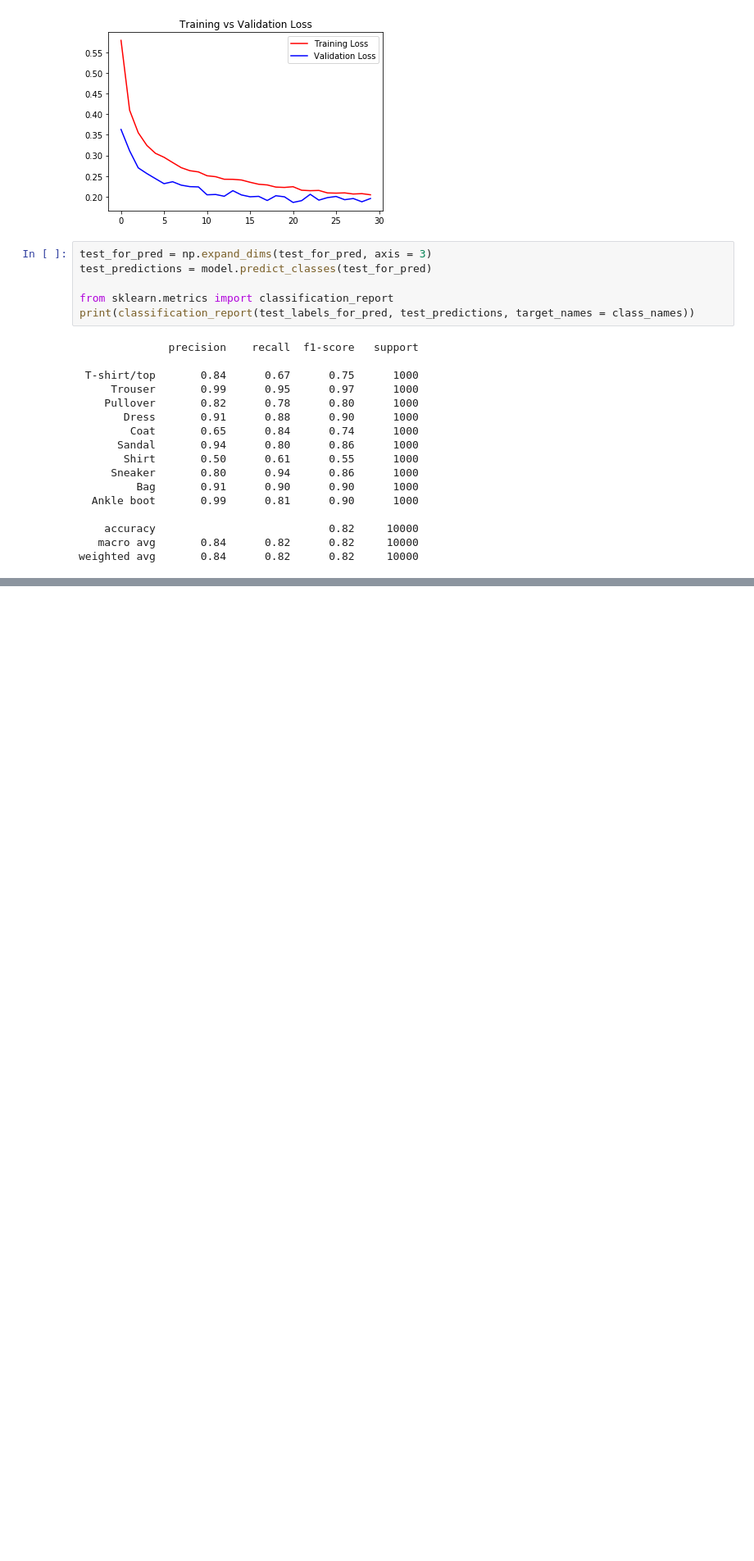
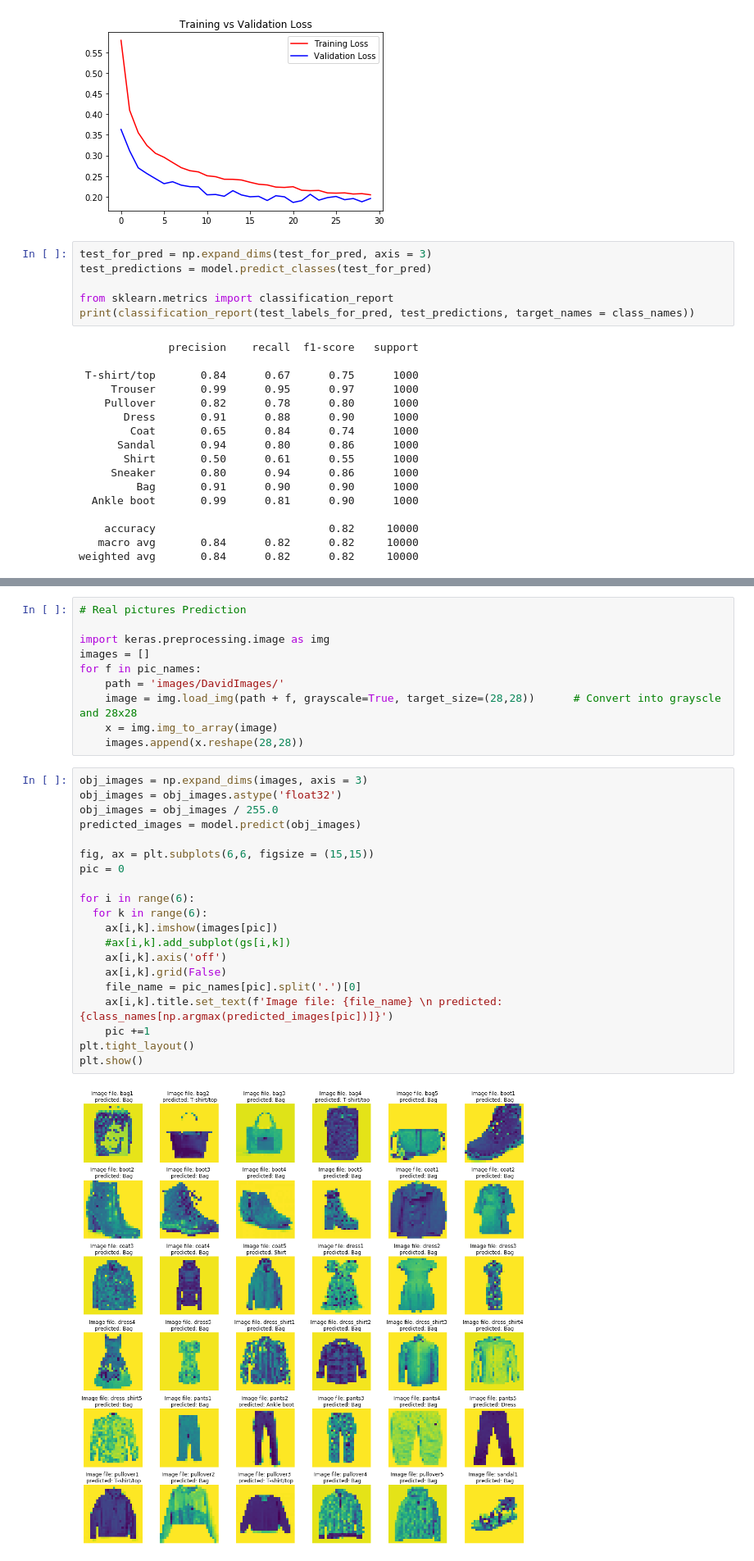
Before and after one commit to RinerAlexander/FashionVision, a Jupyter notebook: MachineLearning.ipynb, the cells around one changed output, grey strips where cells are left out. Shown at 82% size. Saved outputs shown, nothing was run; the diff lists cells and outputs as text; blank space fills up the shorter version.

```diff
--- a/MachineLearning.ipynb
+++ b/MachineLearning.ipynb
@@ -202,0 +227,32 @@ weighted avg       0.84      0.82      0.82     10000
+# %%
+# Real pictures Prediction
+
+import keras.preprocessing.image as img
+images = []
+for f in pic_names:
+    path = 'images/DavidImages/'
+    image = img.load_img(path + f, grayscale=True, target_size=(28,28))      # Convert into grayscle and 28x28
+    x = img.img_to_array(image)
+    images.append(x.reshape(28,28))
+# %%
+obj_images = np.expand_dims(images, axis = 3)
+obj_images = obj_images.astype('float32')
+obj_images = obj_images / 255.0
+predicted_images = model.predict(obj_images)
+
+fig, ax = plt.subplots(6,6, figsize = (15,15))
+pic = 0
+
+for i in range(6):
+  for k in range(6):
+    ax[i,k].imshow(images[pic])
+    #ax[i,k].add_subplot(gs[i,k])
+    ax[i,k].axis('off')
+    ax[i,k].grid(False)
+    file_name = pic_names[pic].split('.')[0]
+    ax[i,k].title.set_text(f'Image file: {file_name} \n predicted: {class_names[np.argmax(predicted_images[pic])]}')
+    pic +=1
+plt.tight_layout()
+plt.show()
+# %% [output]
+[figure, added]
```
Also changed, not shown: parts of 12 cells of this notebook, 50 other files.
